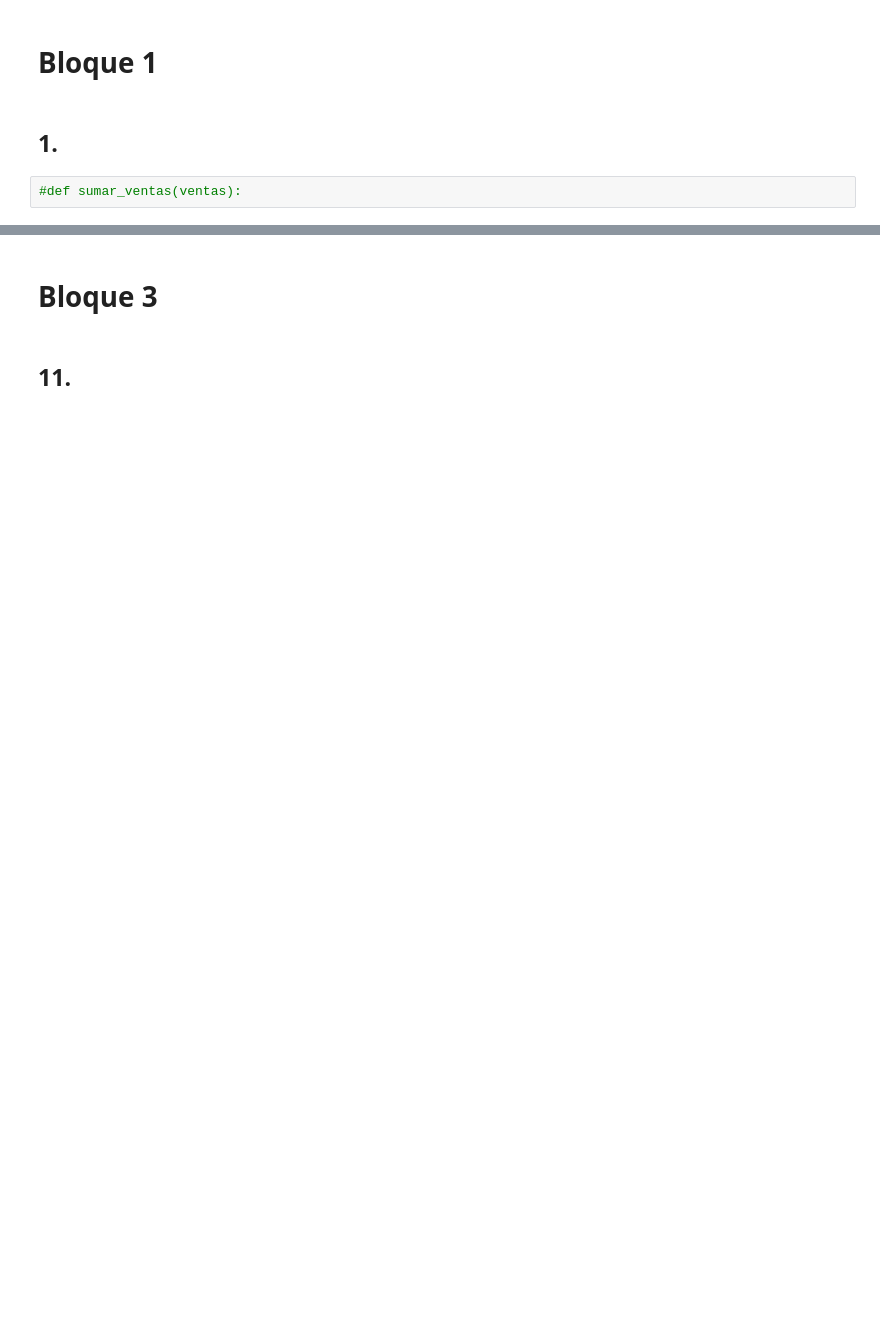
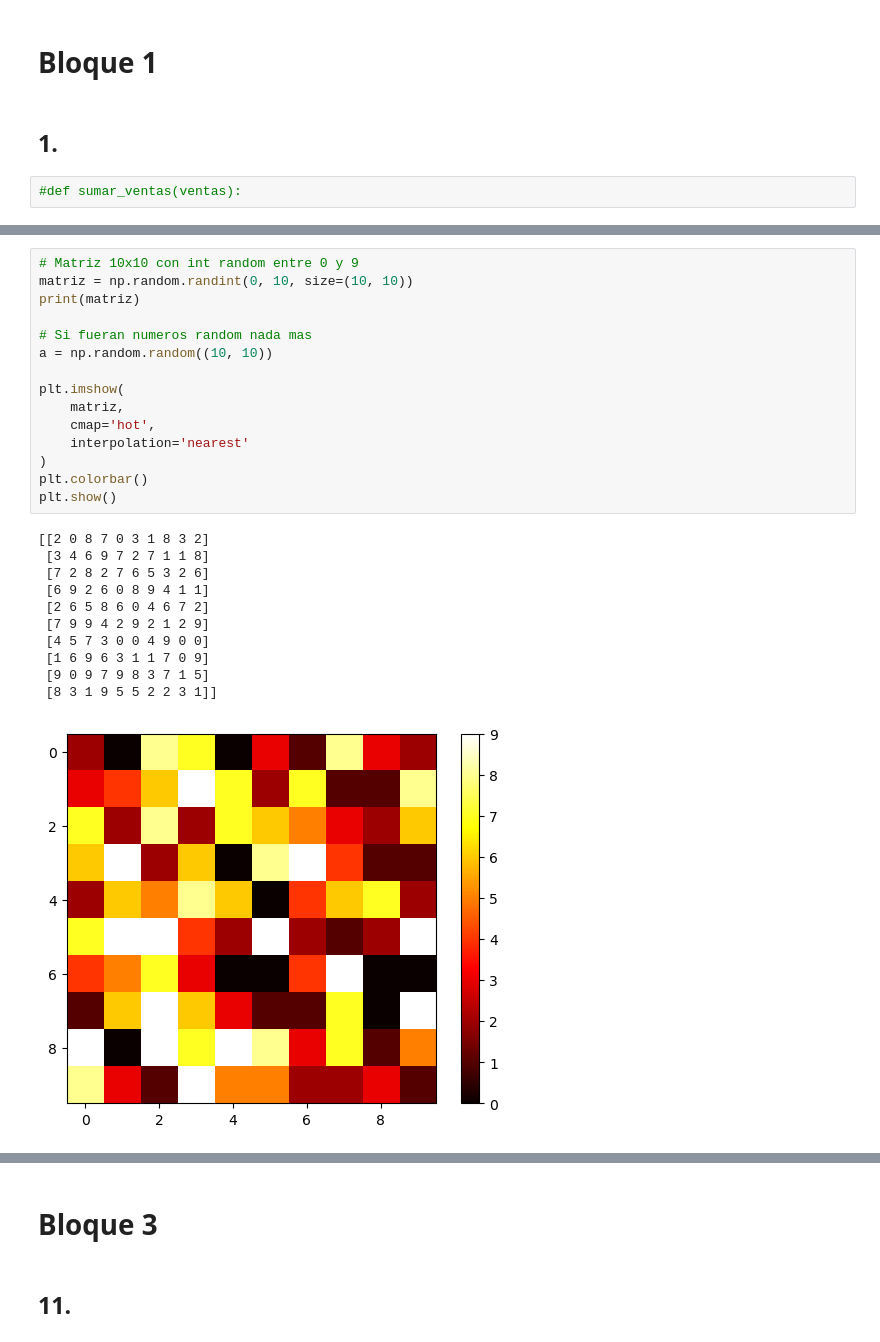
Before and after one commit to augusto-zimmermann/LABO-2, a Jupyter notebook: PrimerParcial/Practica3/practica3.ipynb, the cells around one changed output, grey strips where cells are left out. Saved outputs shown, nothing was run; the diff lists cells and outputs as text; blank space fills up the shorter version.

```diff
--- a/PrimerParcial/Practica3/practica3.ipynb
+++ b/PrimerParcial/Practica3/practica3.ipynb
@@ -6,0 +65,27 @@
+# %%
+# Matriz 10x10 con int random entre 0 y 9
+matriz = np.random.randint(0, 10, size=(10, 10))
+print(matriz)
+
+# Si fueran numeros random nada mas
+a = np.random.random((10, 10))
+
+plt.imshow(
+    matriz,
+    cmap='hot',
+    interpolation='nearest'
+)
+plt.colorbar()
+plt.show()
+# %% [output]
+[[2 0 8 7 0 3 1 8 3 2]
+ [3 4 6 9 7 2 7 1 1 8]
+ [7 2 8 2 7 6 5 3 2 6]
+ [6 9 2 6 0 8 9 4 1 1]
+ [2 6 5 8 6 0 4 6 7 2]
+ [7 9 9 4 2 9 2 1 2 9]
+ [4 5 7 3 0 0 4 9 0 0]
+ [1 6 9 6 3 1 1 7 0 9]
+ [9 0 9 7 9 8 3 7 1 5]
+ [8 3 1 9 5 5 2 2 3 1]]
+[figure, added]
```
Also changed, not shown: parts of 16 cells of this notebook.
